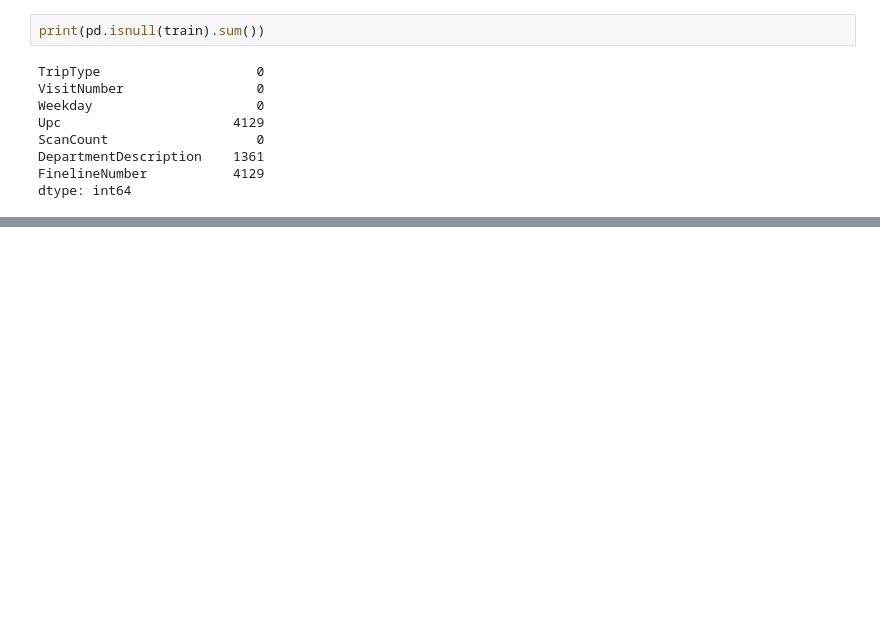
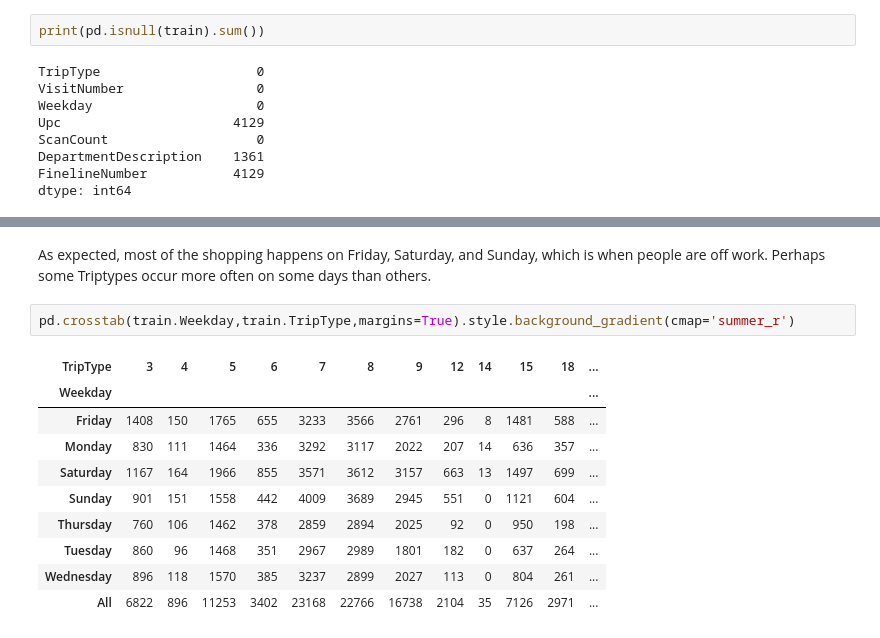
Before and after one commit to jeremyhan111/walmart_classification, a Jupyter notebook: Walmart Classification.ipynb, the cells around one changed output, grey strips where cells are left out. Saved outputs shown, nothing was run; the diff lists cells and outputs as text; blank space fills up the shorter version.

```diff
--- a/Walmart Classification.ipynb
+++ b/Walmart Classification.ipynb
@@ -122,0 +125,15 @@ dtype: int64
+# %% [markdown]
+As expected, most of the shopping happens on Friday, Saturday, and Sunday, which is when people are off work. Perhaps some Triptypes occur more often on some days than others.
+# %%
+pd.crosstab(train.Weekday,train.TripType,margins=True).style.background_gradient(cmap='summer_r')
+# %% [output]
+| TripType | 3 | 4 | 5 | 6 | 7 | 8 | 9 | 12 | 14 | 15 | 18 | ... |
+| Weekday |  |  |  |  |  |  |  |  |  |  |  | ... |
+| Friday | 1408 | 150 | 1765 | 655 | 3233 | 3566 | 2761 | 296 | 8 | 1481 | 588 | ... |
+| Monday | 830 | 111 | 1464 | 336 | 3292 | 3117 | 2022 | 207 | 14 | 636 | 357 | ... |
+| Saturday | 1167 | 164 | 1966 | 855 | 3571 | 3612 | 3157 | 663 | 13 | 1497 | 699 | ... |
+| Sunday | 901 | 151 | 1558 | 442 | 4009 | 3689 | 2945 | 551 | 0 | 1121 | 604 | ... |
+| Thursday | 760 | 106 | 1462 | 378 | 2859 | 2894 | 2025 | 92 | 0 | 950 | 198 | ... |
+| Tuesday | 860 | 96 | 1468 | 351 | 2967 | 2989 | 1801 | 182 | 0 | 637 | 264 | ... |
+| Wednesday | 896 | 118 | 1570 | 385 | 3237 | 2899 | 2027 | 113 | 0 | 804 | 261 | ... |
+| All | 6822 | 896 | 11253 | 3402 | 23168 | 22766 | 16738 | 2104 | 35 | 7126 | 2971 | ... |
```
Also changed, not shown: parts of 35 cells of this notebook.
